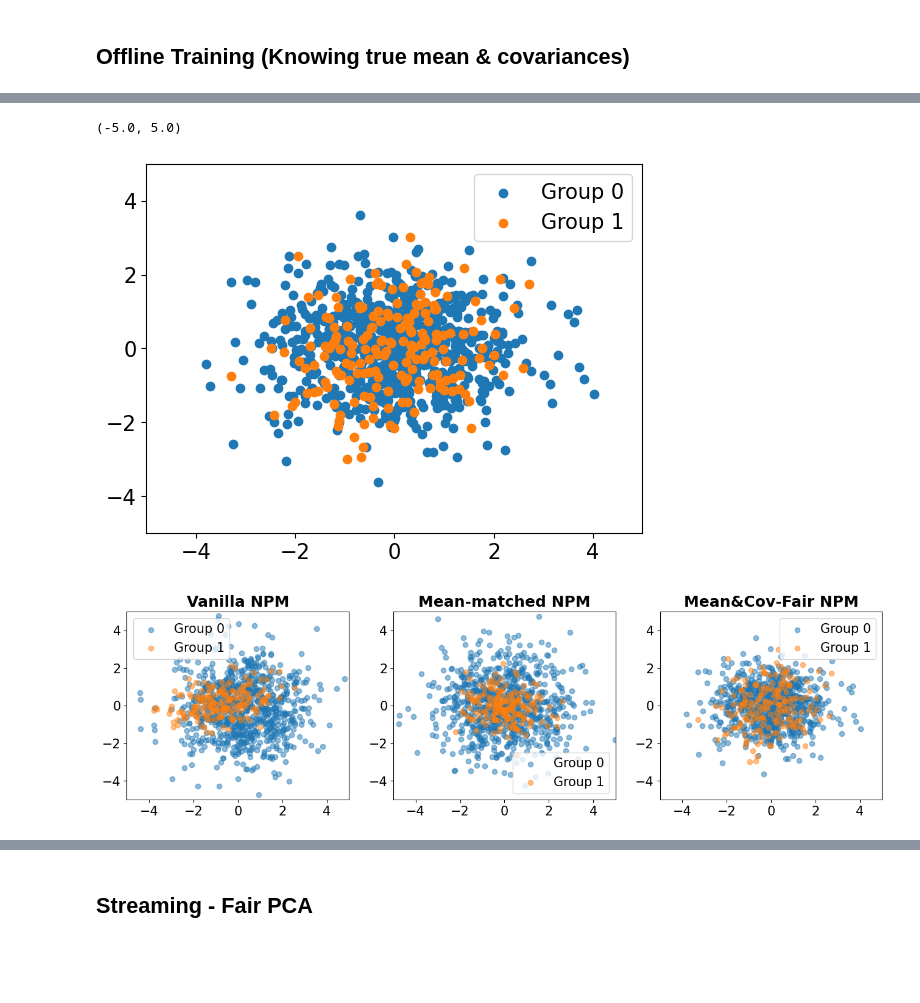
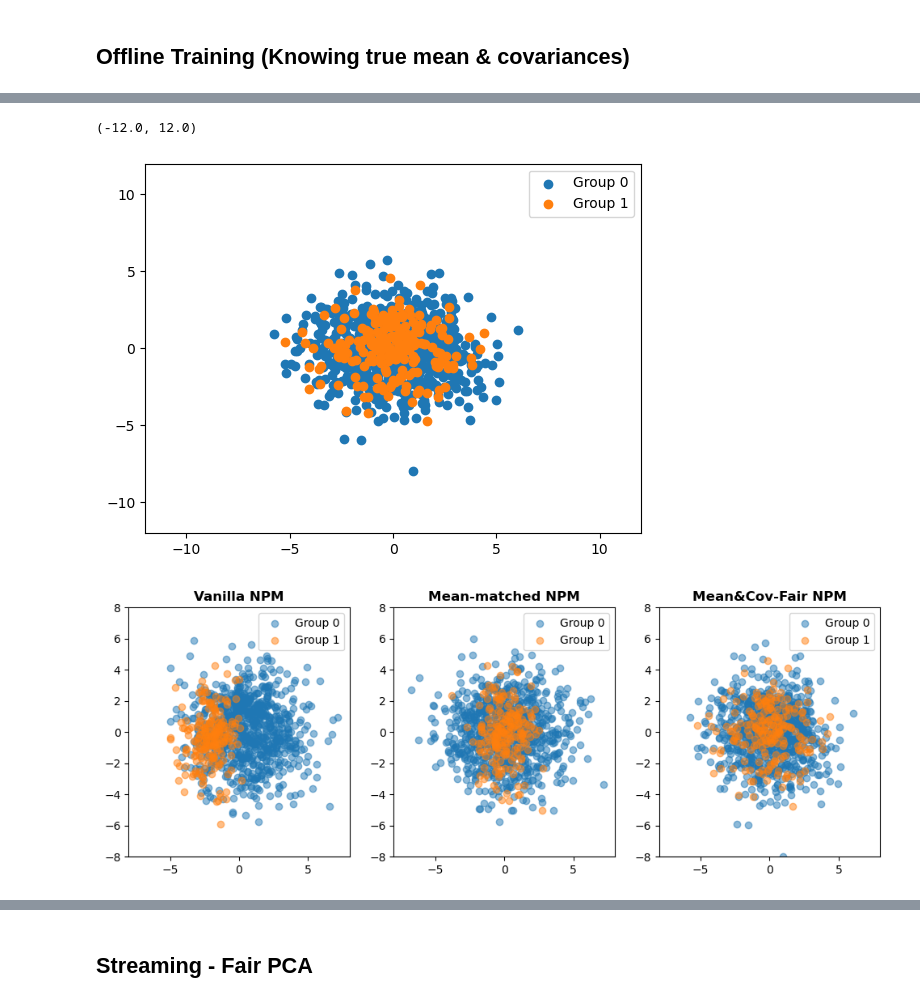
Before and after one commit to HanseulJo/fair-streaming-pca, a Jupyter notebook: synthetic_fair_streaming_pca/FairPCA.ipynb, the cells around one changed output, grey strips where cells are left out. Cells and saved outputs as stored; diff of their text form; code cells hidden in the pictures; blank space fills up the shorter version.

```diff
--- a/synthetic_fair_streaming_pca/FairPCA.ipynb
+++ b/synthetic_fair_streaming_pca/FairPCA.ipynb
@@ -4,16 +4,17 @@ import matplotlib.pyplot as plt
 import jax.numpy as np
 from jax import random
 from copy import deepcopy
+from tqdm.auto import tqdm
 
 Algo = StreamingFairBlockPCA(
-    data_dim=10,
+    data_dim=100,
     probability=0.2,
-    rank=3,  # effective rank of Sigma_gap
+    rank=5,  # effective rank of Sigma_gap
     seed=42,
-    eps=0.1,
-    mu_scale=-1.2,
-    max_cov_eig0=2,
-    max_cov_eig1=1.5,
+    eps=.3,
+    mu_scale=3,
+    max_cov_eig0=4,
+    max_cov_eig1=3,
 )
 # %%
 fig, ax = plt.subplots(1, 3, figsize=(12, 4))
@@ -140,46 +142,46 @@ for s in range(2):
 plt.scatter(X_all[0],Y_all[0], label='Group 0')
 plt.scatter(X_all[1],Y_all[1], label='Group 1')
 plt.legend()
-plt.xlim(-5,5)
-plt.ylim(-5,5)
+plt.xlim(-12,12)
+plt.ylim(-12,12)
 # %% [output]
-(-5.0, 5.0)
+(-12.0, 12.0)
-[figure, old version]
+[figure, new version]
 # %%
 # Scatter plots in one figure
-fig_all, axes_all = plt.subplots(1,3, figsize=(16,4))
+fig_all, axes_all = plt.subplots(1,3, figsize=(12,4))
 
 # axes_all[0] = plt.subplot(141, projection='3d')
 # ax = axes_all[0]
 # X0,Y0,Z0 = zip(*Data[0])
 # X1,Y1,Z1 = zip(*Data[1])
 # ax.scatter(X0,Y0,Z0, label='Group 0')
 # ax.scatter(X1,Y1,Z1, label='Group 1')
 alpha=0.5
 
 ax = axes_all[0]
 ax.scatter(X_vanilla[0],Y_vanilla[0], label='Group 0', alpha=alpha)
 ax.scatter(X_vanilla[1],Y_vanilla[1], label='Group 1', alpha=alpha)
 ax.legend()
-ax.set_xlim(-5,5)
-ax.set_ylim(-5,5)
+ax.set_xlim(-8,8)
+ax.set_ylim(-8,8)
 ax.set_title('Vanilla NPM', weight='bold')
 
 ax = axes_all[1]
 ax.scatter(X_mean[0],Y_mean[0], label='Group 0', alpha=alpha)
 ax.scatter(X_mean[1],Y_mean[1], label='Group 1', alpha=alpha)
 ax.legend()
-ax.set_xlim(-5,5)
-ax.set_ylim(-5,5)
+ax.set_xlim(-8,8)
+ax.set_ylim(-8,8)
 ax.set_title('Mean-matched NPM', weight='bold')
 
 ax = axes_all[2]
 ax.scatter(X_all[0],Y_all[0], label='Group 0', alpha=alpha)
 ax.scatter(X_all[1],Y_all[1], label='Group 1', alpha=alpha)
 ax.legend()
-ax.set_xlim(-5,5)
-ax.set_ylim(-5,5)
+ax.set_xlim(-8,8)
+ax.set_ylim(-8,8)
 ax.set_title('Mean&Cov-Fair NPM', weight='bold')
 fig_all.savefig('comparison_offline.pdf')
 # %% [output]
-[figure, old version]
+[figure, new version]
```
Also changed, not shown: parts of 18 cells of this notebook, 42 other files.
